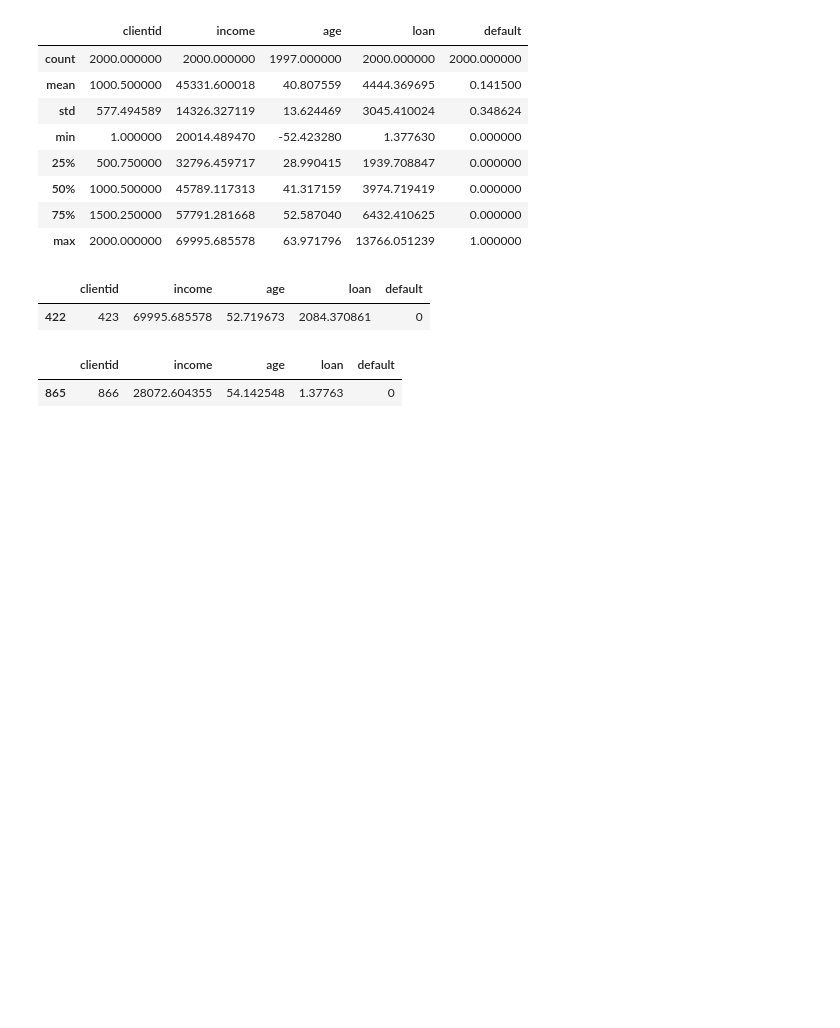
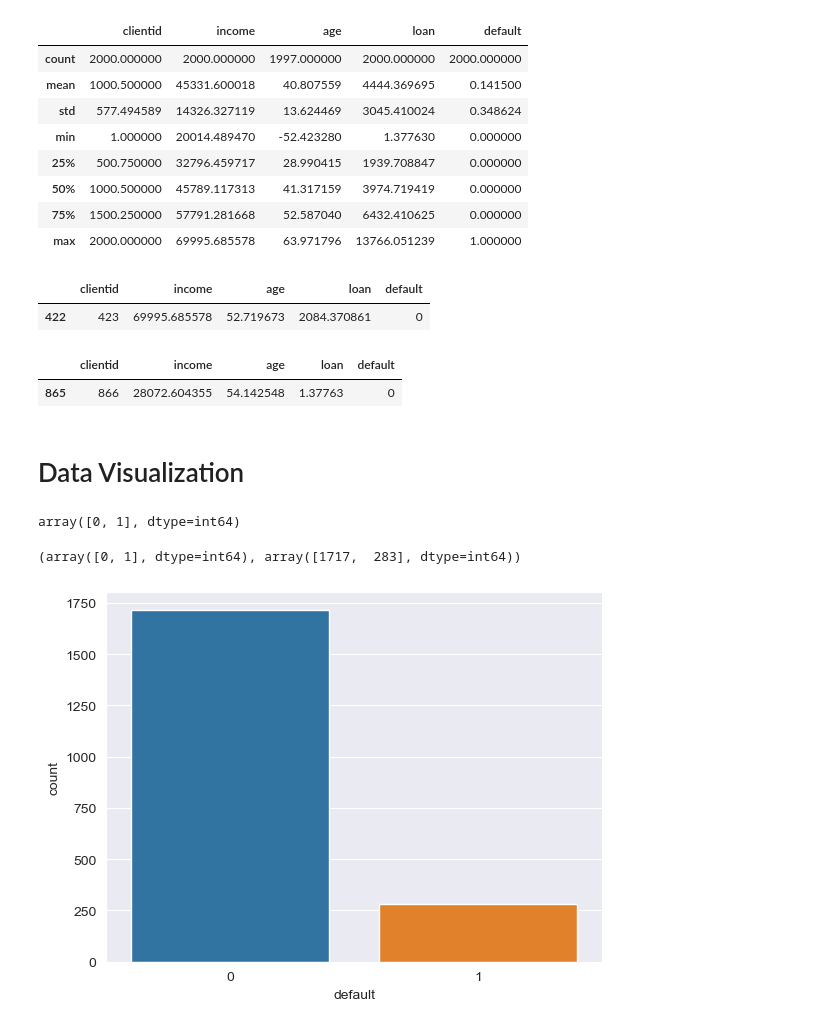
Before and after one commit to sschonss/base_credit, a Jupyter notebook: ml-ds.ipynb, the cells around one changed output. Drawn from its saved outputs; the diff is of its cells as text; code cells hidden in the pictures; blank space fills up the shorter version.

Commit message:
Base de dados de crédito

```diff
--- a/ml-ds.ipynb
+++ b/ml-ds.ipynb
@@ -56,3 +56,17 @@ base_credit[base_credit.loan <= 1.377630]
 # %% [output]
 |  | clientid | income | age | loan | default |
 | 865 | 866 | 28072.604355 | 54.142548 | 1.37763 | 0 |
+# %% [markdown]
+# Data Visualization
+# %%
+np.unique(base_credit['default'])
+# %% [output]
+array([0, 1], dtype=int64)
+# %%
+np.unique(base_credit['default'], return_counts=True)
+# %% [output]
+(array([0, 1], dtype=int64), array([1717,  283], dtype=int64))
+# %%
+sns.countplot(x = base_credit['default']);
+# %% [output]
+[figure, added]
```
Also changed, not shown: parts of 4 cells of this notebook.
